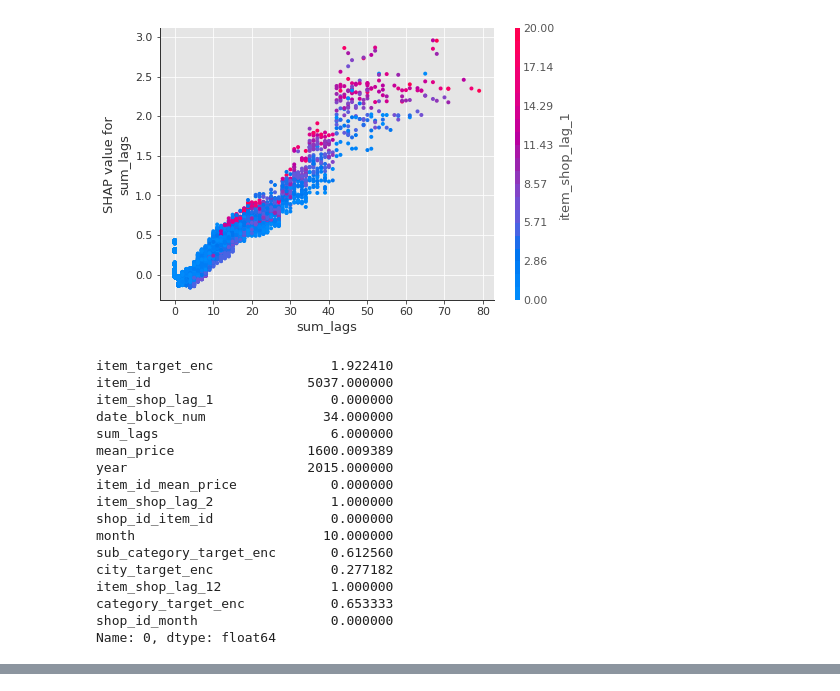
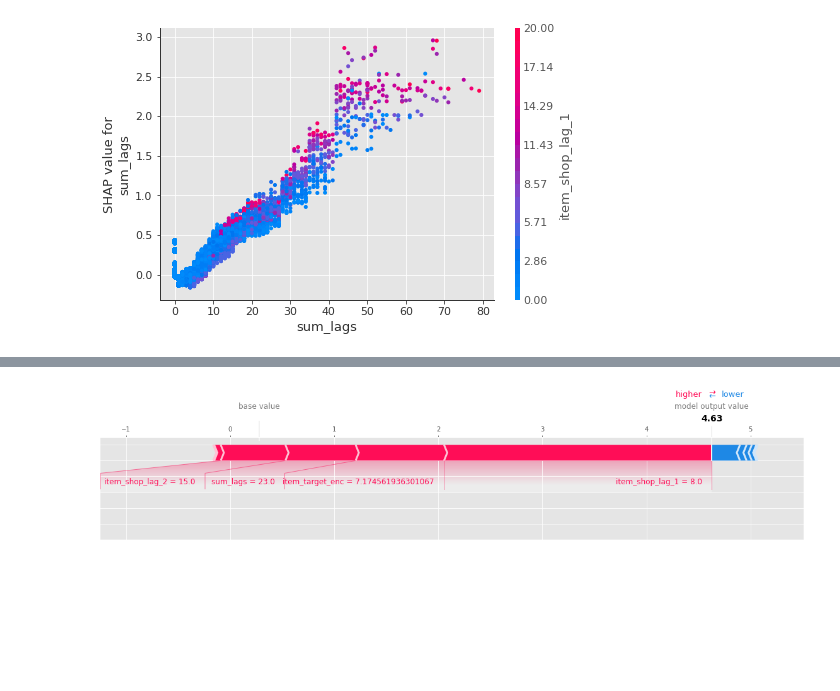
Before and after one commit to mohiiieldin/Predict-Future-Sales-Competition-on-Kaggle-Python-, a Jupyter notebook: Predict_Future_Sales.ipynb, the cells around one changed output, grey strips where cells are left out. Drawn from its saved outputs; the diff is of its cells as text; code cells hidden in the pictures; blank space fills up the shorter version.

```diff
--- a/Predict_Future_Sales.ipynb
+++ b/Predict_Future_Sales.ipynb
@@ -1646,27 +1646,7 @@ shap.summary_plot(shap_values, Final_test) # get the values
 shap.dependence_plot("sum_lags", shap_values, Final_test,interaction_index = 'item_shop_lag_1')
 # %% [output]
 [figure]
-# %%
-Final_test.iloc[0,:]
-# %% [output]
-item_target_enc               1.922410
-item_id                    5037.000000
-item_shop_lag_1               0.000000
-date_block_num               34.000000
-sum_lags                      6.000000
-mean_price                 1600.009389
-year                       2015.000000
-item_id_mean_price            0.000000
-item_shop_lag_2               1.000000
-shop_id_item_id               0.000000
-month                        10.000000
-sub_category_target_enc       0.612560
-city_target_enc               0.277182
-item_shop_lag_12              1.000000
-category_target_enc           0.653333
-shop_id_month                 0.000000
-Name: 0, dtype: float64
 # %%
-shap.initjs()
-shap.force_plot(explainer.expected_value, shap_values[6,:], Final_test.iloc[6,:])
+plt.style.use('ggplot')
+shap.force_plot(explainer.expected_value, shap_values[6,:], Final_test.iloc[6,:],matplotlib=True)
 # %% [output]
@@ -1674,0 +1653 @@ shap.force_plot(explainer.expected_value, shap_values[6,:], Final_test.iloc[6,:]
+[figure, added]
```
Also changed, not shown: parts of 1 cell of this notebook.
